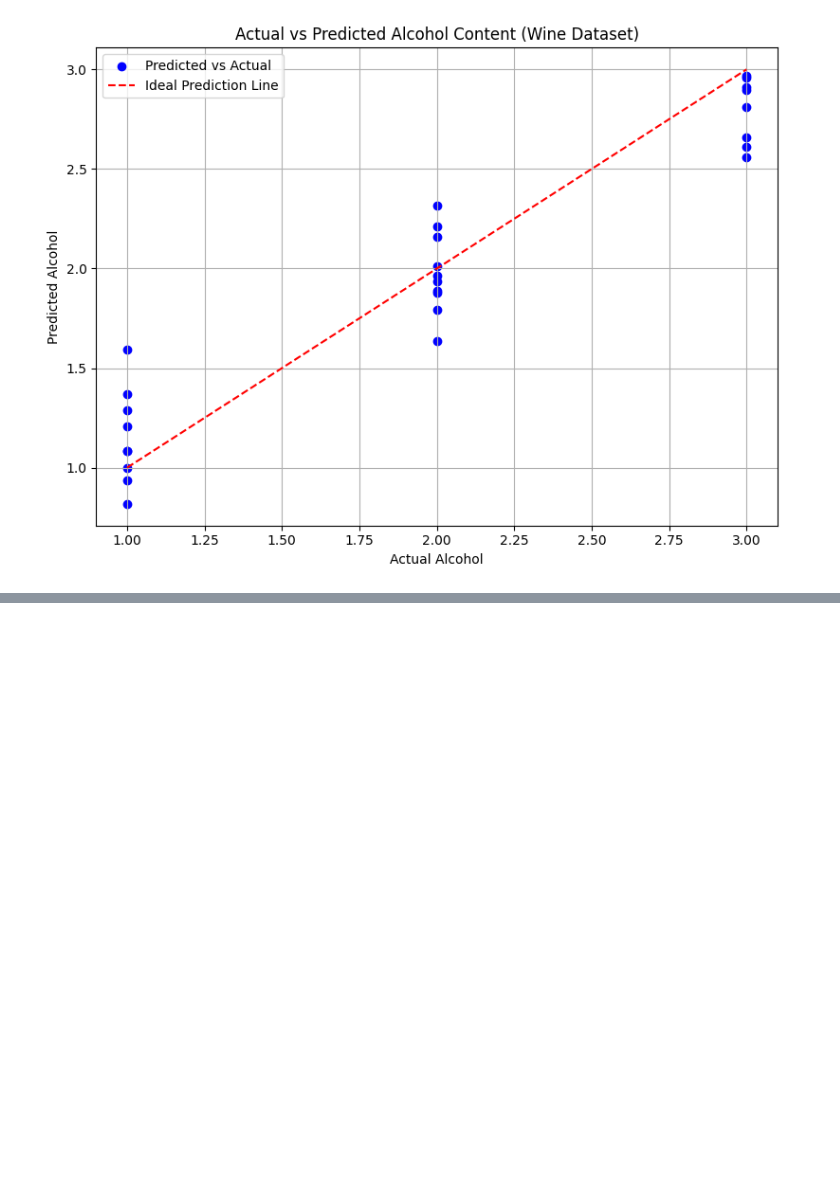
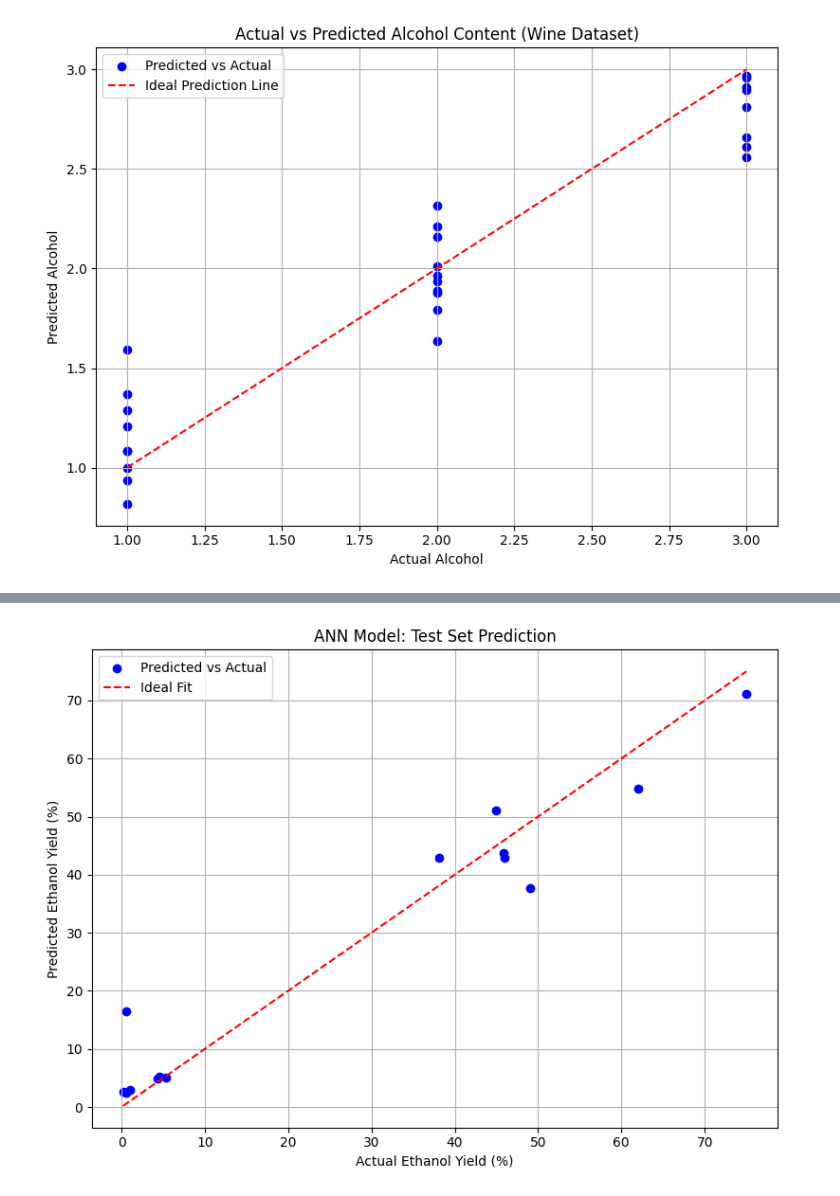
Before and after one commit to DiptiMishra11/Ethanol-ANN-model, a Jupyter notebook: OJT_ANN_model.ipynb, the cells around one changed output, grey strips where cells are left out. Drawn from its saved outputs; the diff is of its cells as text; code cells hidden in the pictures; blank space fills up the shorter version.

```diff
--- a/OJT_ANN_model.ipynb
+++ b/OJT_ANN_model.ipynb
@@ -475,0 +562,87 @@ Mean Squared Error: 0.0578
+# %%
+##TESTING OF EXTRACTED DATASET BY TRAIN-TEST SPLIT(80/20)
+
+
+# STEP 1: Import Libraries
+import pandas as pd
+import numpy as np
+from sklearn.preprocessing import MinMaxScaler, LabelEncoder
+from tensorflow.keras.models import Sequential
+from tensorflow.keras.layers import Dense
+import matplotlib.pyplot as plt
+from sklearn.model_selection import train_test_split
+from sklearn.metrics import r2_score, mean_squared_error, mean_absolute_error
+
+
+# STEP 2: Load Data
+df_new = pd.read_csv("/content/extracted data csv.csv")
+df_new.columns = df_new.columns.str.strip()
+
+# STEP 4: Drop unusable or incomplete columns
+df_model = df_new.drop(columns=['Solid_Loading_%', 'Ethanol_Conc_g_L'])
+df_model = df_model.dropna(subset=['Ethanol_Yield_%', 'pH', 'Temperature_C'])
+
+# STEP 5: Label encode categorical columns
+label_encoders = {}
+for col in ['Inoculum', 'Substrate', 'Fermentation_Type']:
+    le = LabelEncoder()
+    df_model[col] = le.fit_transform(df_model[col].astype(str))
+    label_encoders[col] = le
+
+# STEP 6: Prepare input (X) and output (y)
+X = df_model.drop(columns=['Ethanol_Yield_%'])
+y = df_model[['Ethanol_Yield_%']]
+
+# STEP 7: Normalize input and output
+scaler_X = MinMaxScaler()
+scaler_y = MinMaxScaler()
+
+X_scaled = scaler_X.fit_transform(X)
+y_scaled = scaler_y.fit_transform(y)
+
+# Save normalized input + output to CSV
+normalized_df = pd.DataFrame(X_scaled, columns=X.columns)
+normalized_df['Ethanol_Yield_%'] = y.reset_index(drop=True)
+normalized_df.to_csv("Normalized_dataset.csv", index=False)
+
+# STEP 1: Train-test split (after normalization)
+X_train, X_test, y_train, y_test = train_test_split(X_scaled, y_scaled, test_size=0.2, random_state=42)
+
+# STEP 2: Build and train ANN on training set
+model = Sequential([
+    Dense(8, input_dim=X_train.shape[1], activation='relu'),
+    Dense(10, activation='relu'),
+    Dense(1, activation='linear')
+])
+model.compile(optimizer='adam', loss='mse')
+model.fit(X_train, y_train, epochs=300, batch_size=4, verbose=0)
+
+# STEP 3: Predict on test set
+y_test_pred_scaled = model.predict(X_test)
+y_test_pred = scaler_y.inverse_transform(y_test_pred_scaled)
+y_test_true = scaler_y.inverse_transform(y_test)
+
+# STEP 4: Performance metrics
+r2 = r2_score(y_test_true, y_test_pred)
+mse = mean_squared_error(y_test_true, y_test_pred)
+mae = mean_absolute_error(y_test_true, y_test_pred)
+
+print(f"\n📊 Performance on Test Set (20%):")
+print(f"🔹 R² Score: {r2:.4f}")
+print(f"🔹 Mean Squared Error (MSE): {mse:.4f}")
+print(f"🔹 Mean Absolute Error (MAE): {mae:.4f}")
+
+# STEP 5: Plot Actual vs Predicted on Test Set
+import matplotlib.pyplot as plt
+
+plt.figure(figsize=(8, 6))
+plt.scatter(y_test_true, y_test_pred, color='blue', label='Predicted vs Actual')
+plt.plot([y_test_true.min(), y_test_true.max()], [y_test_true.min(), y_test_true.max()], 'r--', label='Ideal Fit')
+plt.xlabel("Actual Ethanol Yield (%)")
+plt.ylabel("Predicted Ethanol Yield (%)")
+plt.title("ANN Model: Test Set Prediction")
+plt.legend()
+plt.grid(True)
+plt.tight_layout()
+plt.show()
+# %% [output]
@@ -475,0 +655 @@ Mean Squared Error: 0.0578
+[figure, added]
```
Also changed, not shown: parts of 4 cells of this notebook.
